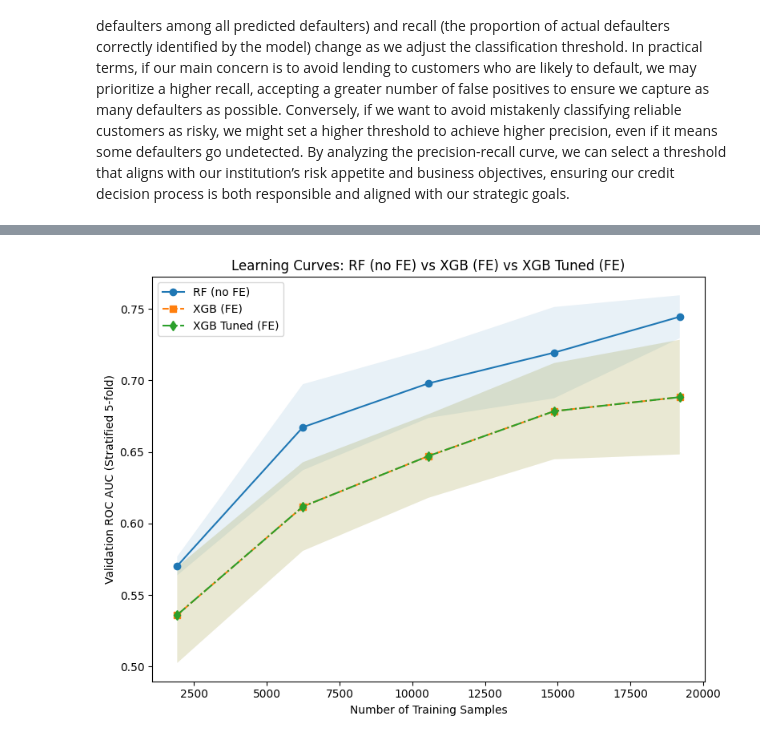
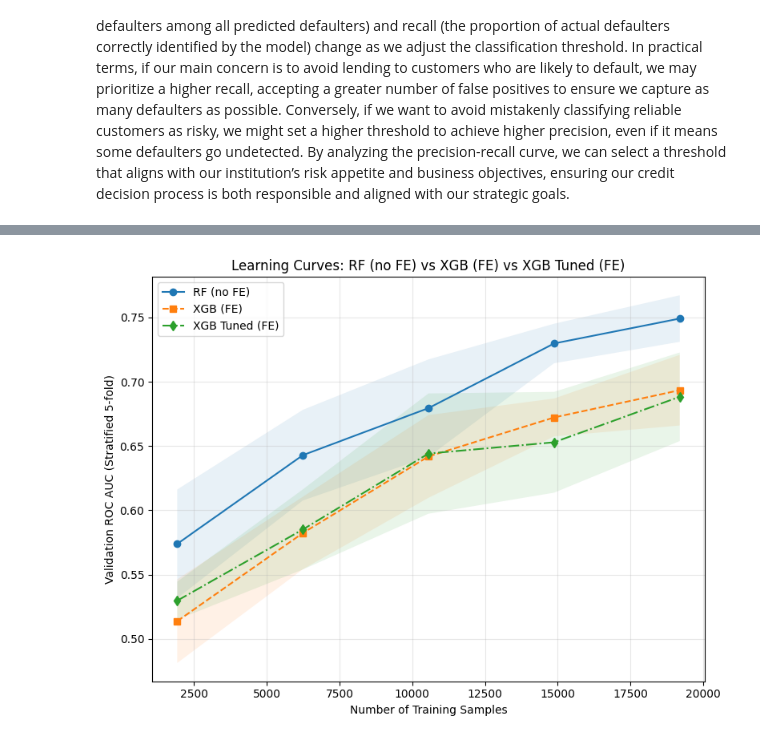
Before and after one commit to loowenwen/cs3244-project, a Jupyter notebook: src/final_random_forest.ipynb, the cells around one changed output, grey strips where cells are left out. Cells and saved outputs as stored; diff of their text form; code cells hidden in the pictures.

```diff
--- a/src/final_random_forest.ipynb
+++ b/src/final_random_forest.ipynb
@@ -1398,54 +1369,93 @@ Plot that shows the relationship between the size of training dataset and the mo
 2. See if adding more data would help:
 - If validation score is still improving with more data, more samples might help.
 # %%
+from sklearn.model_selection import learning_curve, StratifiedKFold
+import numpy as np
+import matplotlib.pyplot as plt
 
-from sklearn.model_selection import learning_curve, StratifiedKFold
+# -------------------------------------------------
+# 1. Unfitted model instances (match your training runs)
+# -------------------------------------------------
 
-# --- Unfitted model instances (match your training runs) ---
-rf_for_curve = RandomForestClassifier(random_state=42)  # baseline RF (no FE)
-
-xgb_base_for_curve = XGBClassifier(
-    n_estimators=200, max_depth=15, learning_rate=0.1,
-    scale_pos_weight=len(y_train[y_train==0]) / len(y_train[y_train==1]),
-    subsample=0.8, colsample_bytree=0.8, reg_alpha=0.1, reg_lambda=0.1,
-    random_state=42, eval_metric='logloss', n_jobs=-1
+# Baseline RF (no FE) – same as baseline RF model in 3.3
+rf_for_curve = RandomForestClassifier(
+    random_state=42
 )
 
-tuned_xgb_for_curve = XGBClassifier(**best_xgb.get_params())
+# Baseline XGB (with FE) – same hyperparams in 3.1
+xgb_base_for_curve = XGBClassifier(
+    n_estimators=200,
+    max_depth=15,
+    learning_rate=0.1,
+    scale_pos_weight=len(y_train[y_train == 0]) / len(y_train[y_train == 1]),
+    subsample=0.8,
+    colsample_bytree=0.8,
+    reg_alpha=0.1,
+    reg_lambda=0.1,
+    random_state=42,
+    eval_metric='logloss',
+    n_jobs=-1
+)
 
-# --- Stratified CV for imbalance ---
+# Tuned XGB (with FE) – use the best tuned params
+# best_xgb_optimised comes from:
+# best_xgb_optimised = grid_optimised.best_estimator_
+tuned_xgb_for_curve = XGBClassifier(**best_xgb_optimised.get_params())
+
+
+# -------------------------------------------------
+# 2. Stratified CV
+# -------------------------------------------------
 skf5 = StratifiedKFold(n_splits=5, shuffle=True, random_state=42)
 
-# --- Learning curve helper (accepts X, y explicitly) ---
-def get_curve(estimator, X, y):
-    sizes, train_scores, val_scores = learning_curve(
-        estimator=estimator, X=X, y=y,
+
+# -------------------------------------------------
+# 3. Helper to compute learning curve for any model + data
+# -------------------------------------------------
+def get_curve(estimator, X, y, cv):
+    train_sizes, train_scores, val_scores = learning_curve(
+        estimator=estimator,
+        X=X,
+        y=y,
         train_sizes=np.linspace(0.1, 1.0, 5),
-        cv=skf5, scoring='roc_auc', n_jobs=-1,
-        shuffle=True, random_state=42
+        cv=cv,
+        scoring='roc_auc',
+        n_jobs=-1,
+        shuffle=True
     )
-    return sizes, val_scores.mean(axis=1), val_scores.std(axis=1)
+    # we only plot validation AUC
+    val_mean = val_scores.mean(axis=1)
+    val_std = val_scores.std(axis=1)
+    return train_sizes, val_mean, val_std
 
-# RF on RAW features; XGBs on feature engineered features
-sizes_rf,    val_rf,    std_rf    = get_curve(rf_for_curve,        X_train,           y_train)
-sizes_base,  val_base,  std_base  = get_curve(xgb_base_for_curve,  X_train_selected,  y_train)
-sizes_tuned, val_tuned, std_tuned = get_curve(tuned_xgb_for_curve, X_train_selected,  y_train)
 
-# --- Plot (unchanged, just using val_* / std_*) ---
+# RF on RAW features; XGBs on FEATURE-ENGINEERED features
+sizes_rf,    val_rf,    std_rf    = get_curve(rf_for_curve,        X_train,          y_train, skf5)
+sizes_base,  val_base,  std_base  = get_curve(xgb_base_for_curve,  X_train_selected, y_train, skf5)
+sizes_tuned, val_tuned, std_tuned = get_curve(tuned_xgb_for_curve, X_train_selected, y_train, skf5)
+
+
+# -------------------------------------------------
+# 4. Plot learning curves
+# -------------------------------------------------
 plt.figure(figsize=(8, 6))
+
+# Shaded uncertainty bands
 plt.fill_between(sizes_rf,    val_rf - std_rf,    val_rf + std_rf,    alpha=0.1)
 plt.fill_between(sizes_base,  val_base - std_base,  val_base + std_base,  alpha=0.1)
 plt.fill_between(sizes_tuned, val_tuned - std_tuned, val_tuned + std_tuned, alpha=0.1)
 
-plt.plot(sizes_rf,   val_rf,   'o-', label="RF (no FE)",      zorder=3)
-plt.plot(sizes_base, val_base, 's--', label="XGB (FE)",       zorder=2)
-plt.plot(sizes_tuned,val_tuned,'d-.', label="XGB Tuned (FE)", zorder=4)
+# Mean AUC curves
+plt.plot(sizes_rf,    val_rf,    'o-', label="RF (no FE)",      zorder=3)
+plt.plot(sizes_base,  val_base,  's--', label="XGB (FE)",       zorder=2)
+plt.plot(sizes_tuned, val_tuned, 'd-.', label="XGB Tuned (FE)", zorder=4)
 
 plt.xlabel('Number of Training Samples')
 plt.ylabel('Validation ROC AUC (Stratified 5-fold)')
 plt.title('Learning Curves: RF (no FE) vs XGB (FE) vs XGB Tuned (FE)')
 plt.legend()
+plt.grid(alpha=0.3)
 plt.tight_layout()
 plt.show()
 # %% [output]
-[figure, old version]
+[figure, new version]
```
Also changed, not shown: parts of 13 cells of this notebook.
